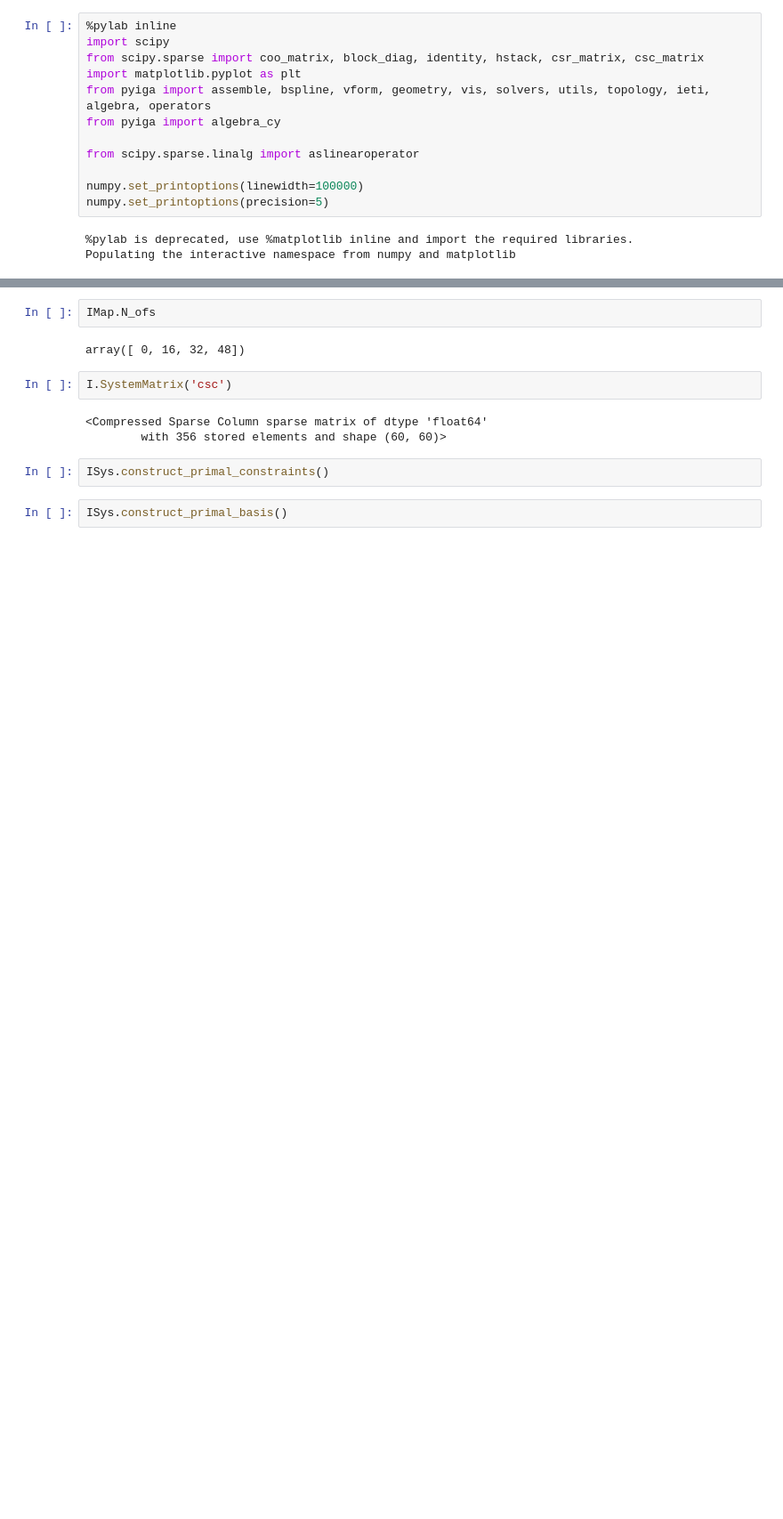
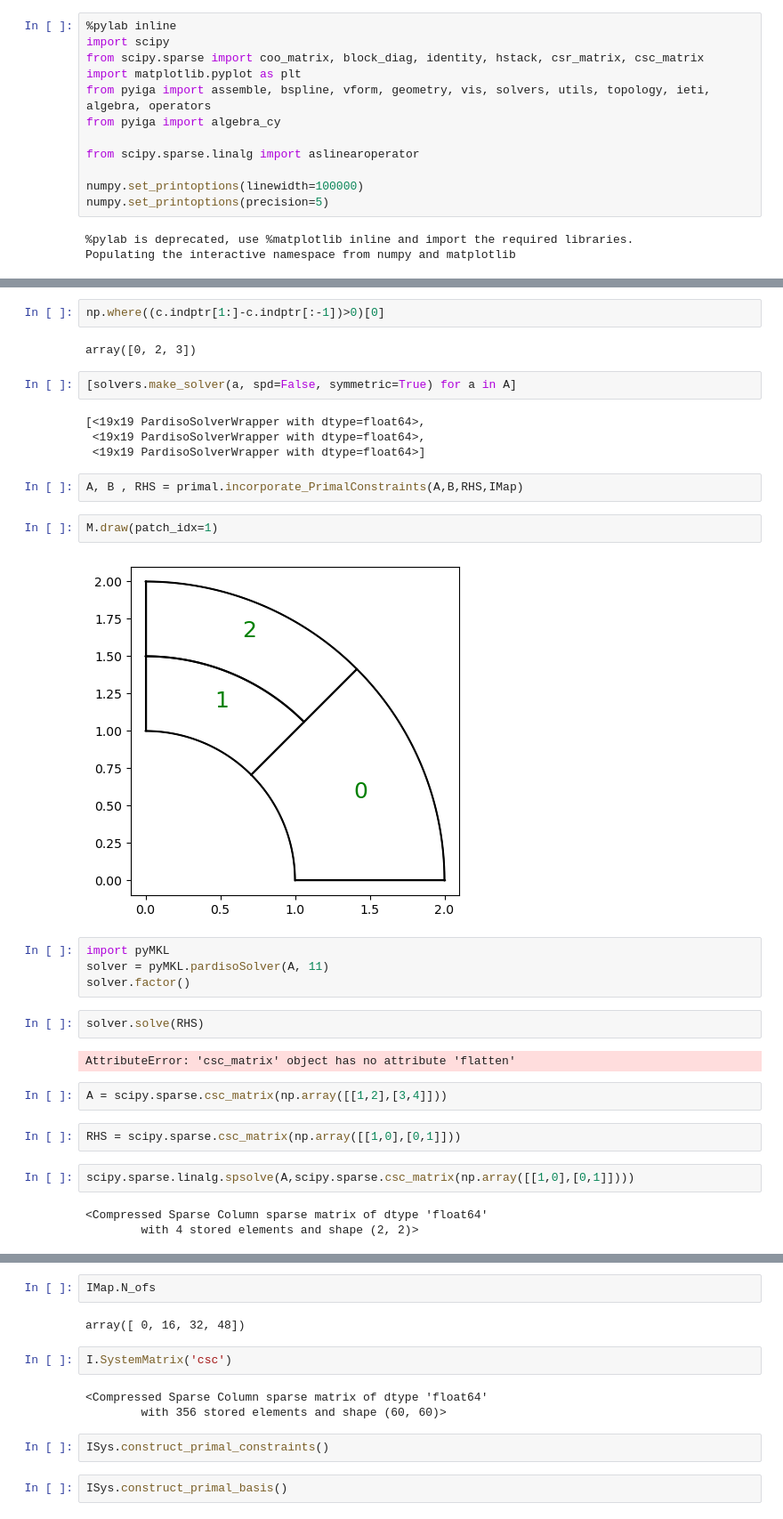
Before and after one commit to Stefan714/pyiga, a Jupyter notebook: notebooks/IETI2.ipynb, the cells around one changed output, grey strips where cells are left out. Shown at 89% size. Cells and saved outputs as stored; diff of their text form; blank space fills up the shorter version.

```diff
--- a/notebooks/IETI2.ipynb
+++ b/notebooks/IETI2.ipynb
@@ -260,0 +343,33 @@ Basis setup took 0.003910064697265625 seconds
+# %%
+np.where((c.indptr[1:]-c.indptr[:-1])>0)[0]
+# %% [output]
+array([0, 2, 3])
+# %%
+[solvers.make_solver(a, spd=False, symmetric=True) for a in A]
+# %% [output]
+[<19x19 PardisoSolverWrapper with dtype=float64>,
+ <19x19 PardisoSolverWrapper with dtype=float64>,
+ <19x19 PardisoSolverWrapper with dtype=float64>]
+# %%
+A, B , RHS = primal.incorporate_PrimalConstraints(A,B,RHS,IMap)
+# %%
+M.draw(patch_idx=1)
+# %% [output]
+[figure, added]
+# %%
+import pyMKL
+solver = pyMKL.pardisoSolver(A, 11)
+solver.factor()
+# %%
+solver.solve(RHS)
+# %% [output]
+AttributeError: 'csc_matrix' object has no attribute 'flatten'
+# %%
+A = scipy.sparse.csc_matrix(np.array([[1,2],[3,4]]))
+# %%
+RHS = scipy.sparse.csc_matrix(np.array([[1,0],[0,1]]))
+# %%
+scipy.sparse.linalg.spsolve(A,scipy.sparse.csc_matrix(np.array([[1,0],[0,1]])))
+# %% [output]
+<Compressed Sparse Column sparse matrix of dtype 'float64'
+        with 4 stored elements and shape (2, 2)>
```
Also changed, not shown: parts of 20 cells of this notebook, 1 other file.
